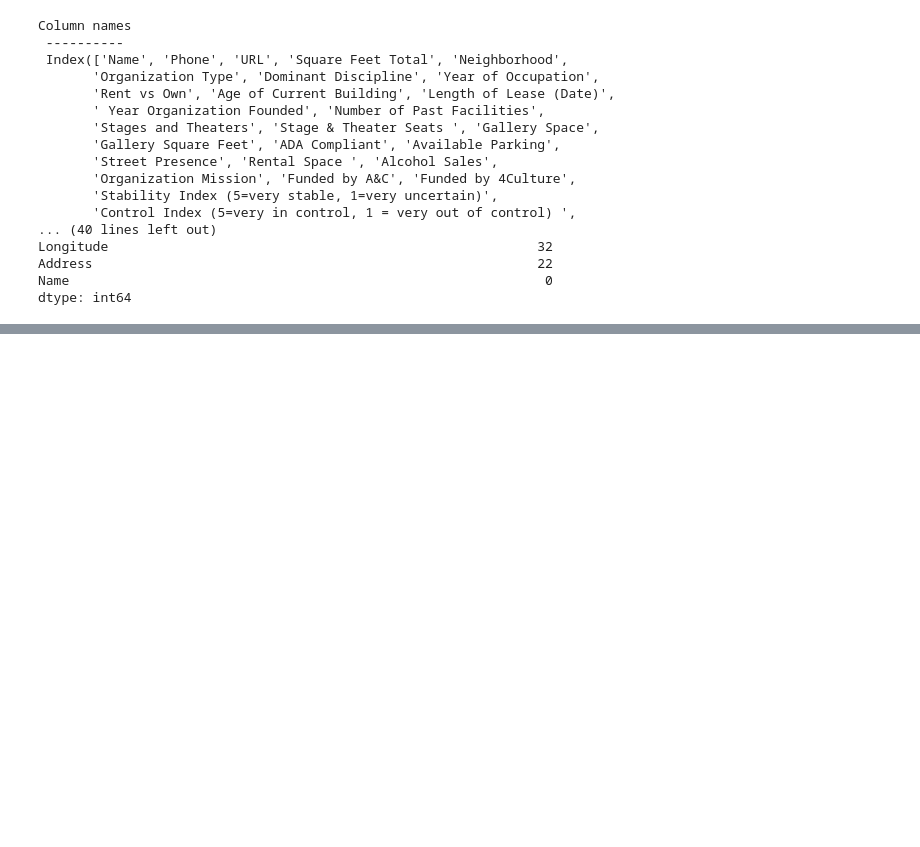
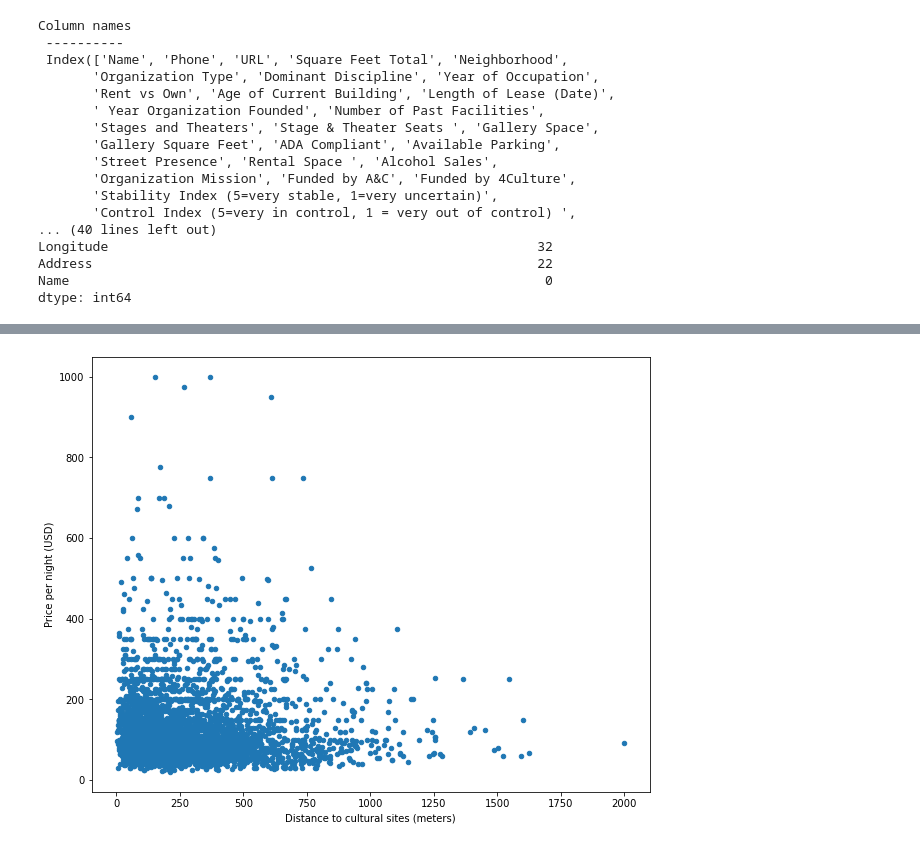
Before and after one commit to julionovoa/airbnb-seattle, a Jupyter notebook: airbnb-seattle.ipynb, the cells around one changed output, grey strips where cells are left out. Drawn from its saved outputs; the diff is of its cells as text; code cells hidden in the pictures; blank space fills up the shorter version.

```diff
--- a/airbnb-seattle.ipynb
+++ b/airbnb-seattle.ipynb
@@ -85,0 +147,5 @@ listings['neighbourhood_group_cleansed'].value_counts().plot(kind='bar');
+# %%
+# Scatter plot of price and distance to cultural sites
+gpd_airbnb_cultural.plot.scatter('distance', 'price_cleansed', figsize=(10,8),xlabel='Distance to cultural sites (meters)', ylabel='Price per night (USD)');
+# %% [output]
+[figure, added]
```
Also changed, not shown: parts of 21 cells of this notebook, 4 other files.
